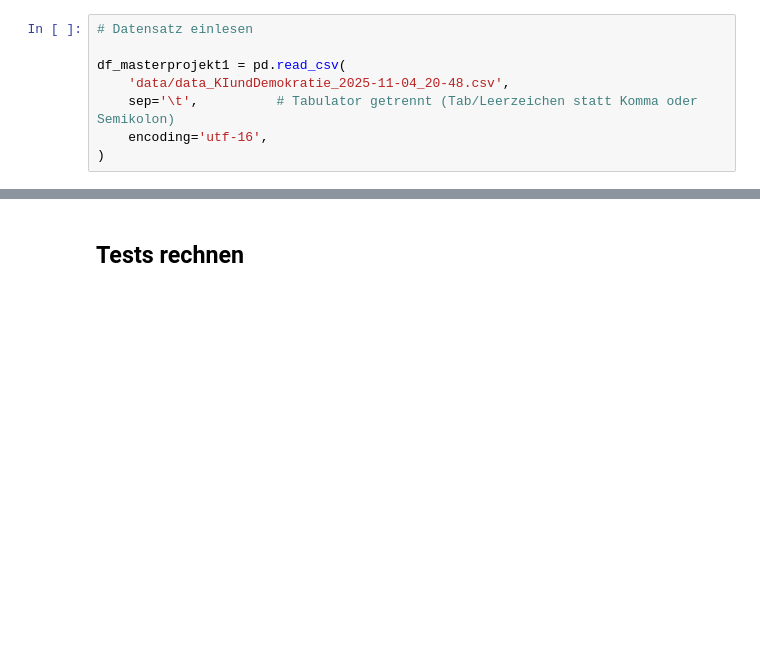
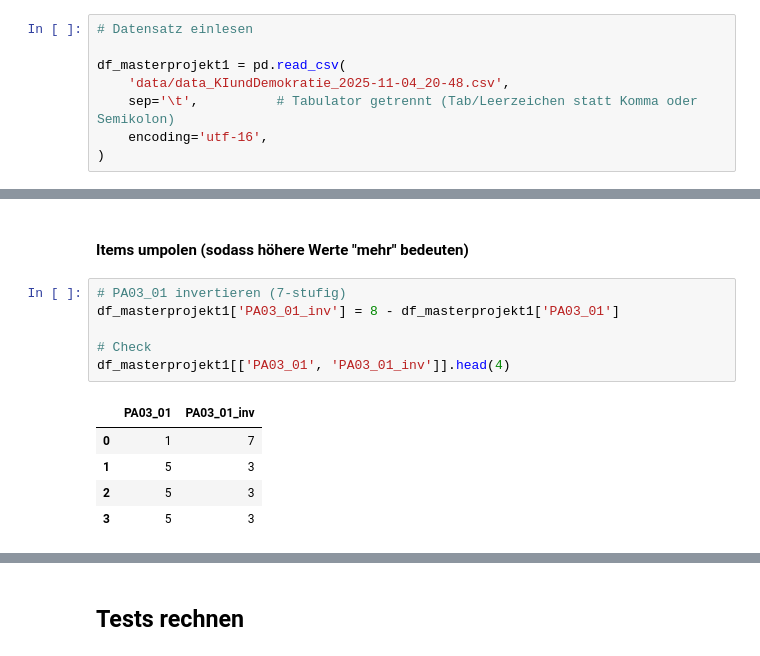
Before and after one commit to lara-polat/KI_Demokratie, a Jupyter notebook: analysis1.ipynb, the cells around one changed output, grey strips where cells are left out. Saved outputs shown, nothing was run; the diff lists cells and outputs as text; blank space fills up the shorter version.

Commit message:
Struktur schaffen, Invertieren & Reliabilität

```diff
--- a/analysis1.ipynb
+++ b/analysis1.ipynb
@@ -63,0 +70,14 @@ df_masterprojekt1.head(10)
+# %% [markdown]
+#### Items umpolen (sodass höhere Werte "mehr" bedeuten)
+# %%
+# PA03_01 invertieren (7-stufig)
+df_masterprojekt1['PA03_01_inv'] = 8 - df_masterprojekt1['PA03_01']
+
+# Check
+df_masterprojekt1[['PA03_01', 'PA03_01_inv']].head(4)
+# %% [output]
+|  | PA03_01 | PA03_01_inv |
+| 0 | 1 | 7 |
+| 1 | 5 | 3 |
+| 2 | 5 | 3 |
+| 3 | 5 | 3 |
```
Also changed, not shown: parts of 28 cells of this notebook.
